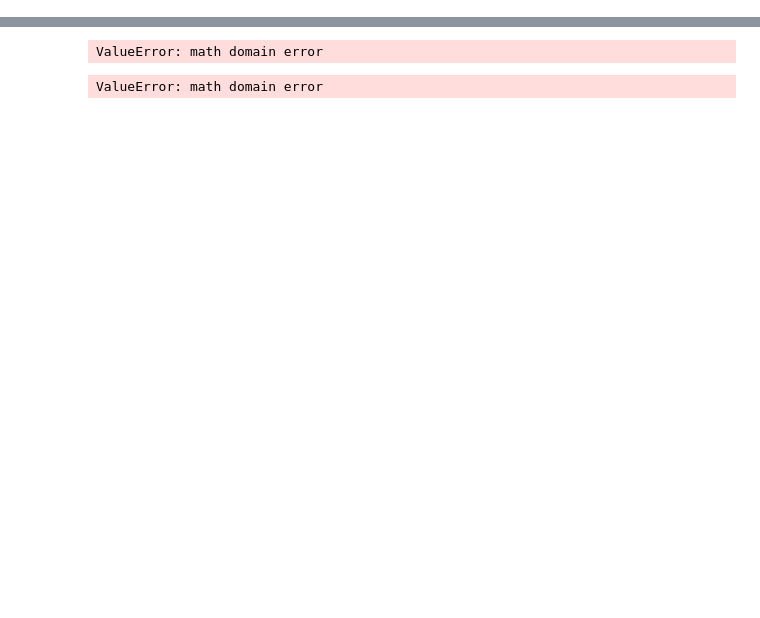
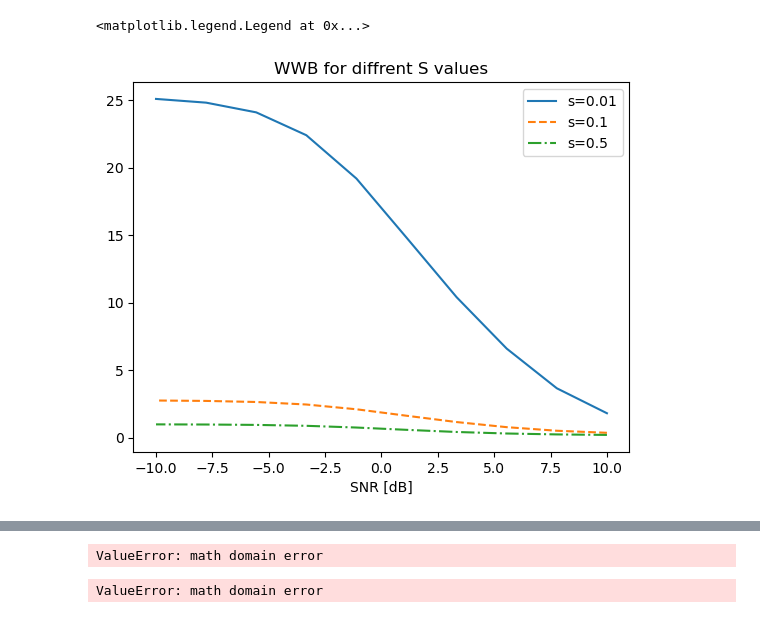
Before and after one commit to mazyaniv/Channel_Estimation, a Jupyter notebook: BOUNDS.ipynb, the cells around one changed output, grey strips where cells are left out. Cells and saved outputs as stored; diff of their text form; code cells hidden in the pictures; blank space fills up the shorter version.

```diff
--- a/BOUNDS.ipynb
+++ b/BOUNDS.ipynb
@@ -67,3 +68,23 @@ plt.legend()
+# %%
+sigma_space_new = np.logspace(-1,1,10)
+s= [0.01,0.1,0.5]
+h= 0.5
+sigma_space_new = np.logspace(-1, 1, 10)
+WWS1 = [WWS(sigma_space_new[i],s[0],h) for i in range(len(sigma_space_new))]
+WWS2 = [WWS(sigma_space_new[i],s[1],h) for i in range(len(sigma_space_new))]
+WWS3 = [WWS(sigma_space_new[i],s[2],h) for i in range(len(sigma_space_new))]
+
+plt.figure()
+plt.plot(10*np.log10(1/sigma_space_new), WWS1, linestyle = "-", label = f"s={s[0]}")
+plt.plot(10*np.log10(1/sigma_space_new), WWS2, linestyle = "--", label = f"s={s[1]}")
+plt.plot(10*np.log10(1/sigma_space_new), WWS3, linestyle = "-.", label = f"s={s[2]}")
+
+plt.title("WWB for diffrent S values")
+plt.xlabel("SNR [dB]")
+plt.legend()
+# %% [output]
+<matplotlib.legend.Legend at 0x...>
+[figure, added]
 # %%
 s= 0.5
 h= 0.1
```
Also changed, not shown: parts of 5 cells of this notebook.
